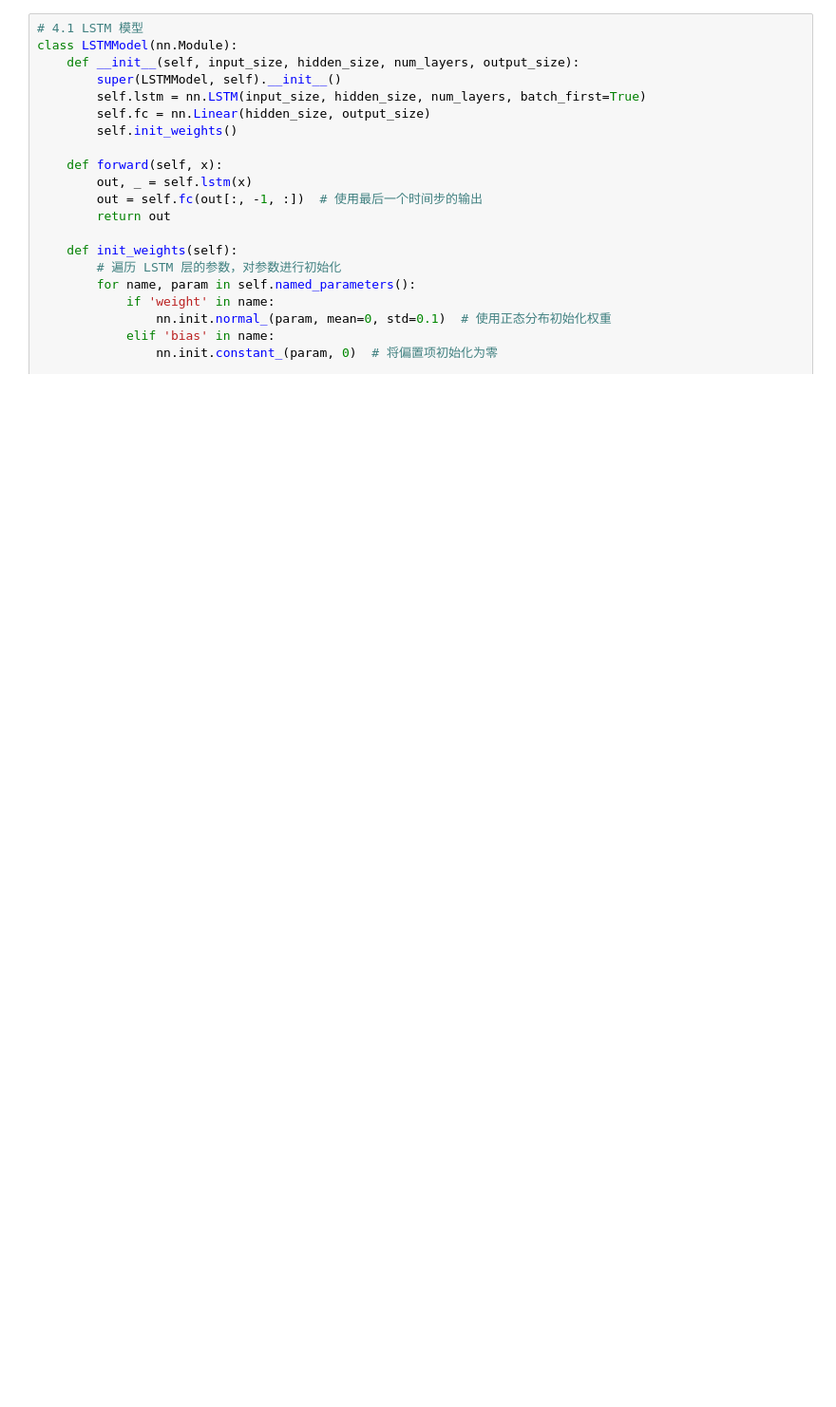
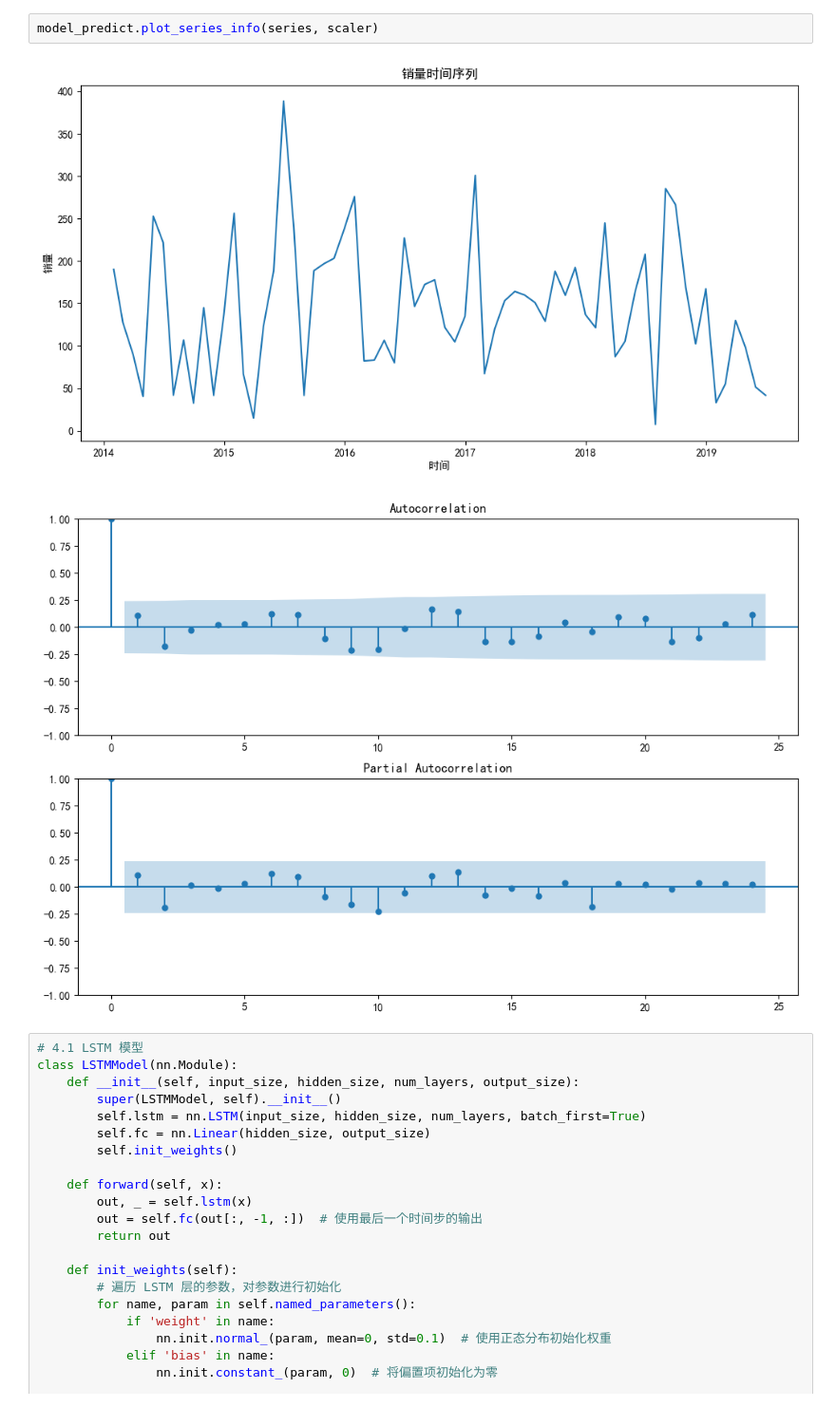
Before and after one commit to hh66911/2024-dingding-A, a Jupyter notebook: lstmtest.ipynb, the cells around one changed output. Shown at 95% size. Cells and saved outputs as stored; diff of their text form; blank space fills up the shorter version.

```diff
--- a/lstmtest.ipynb
+++ b/lstmtest.ipynb
@@ -16,3 +26,8 @@ series, scaler = model_predict.read_data_series(scale=True)
+# %%
+model_predict.plot_series_info(series, scaler)
+# %% [output]
+[figure, added]
+[figure, added]
 # %%
 # 4.1 LSTM 模型
 class LSTMModel(nn.Module):
```
Also changed, not shown: parts of 7 cells of this notebook, 2 other files.
